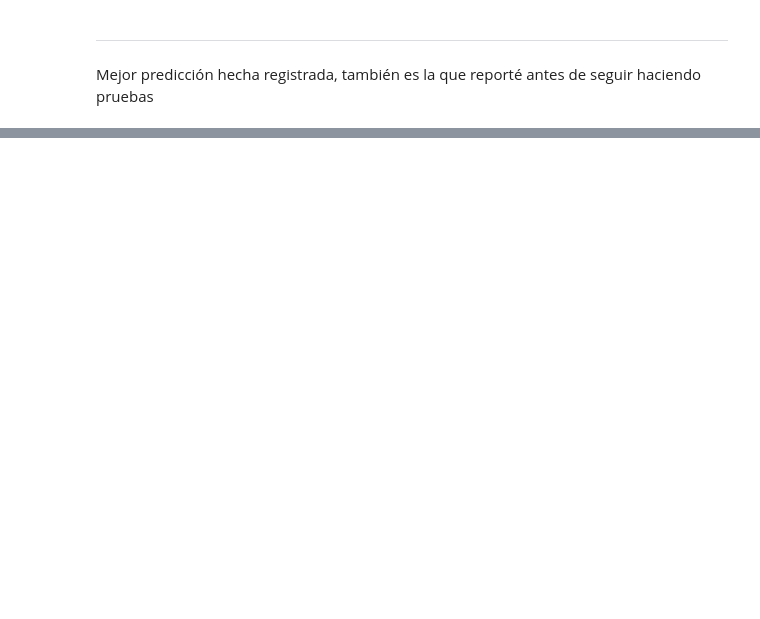
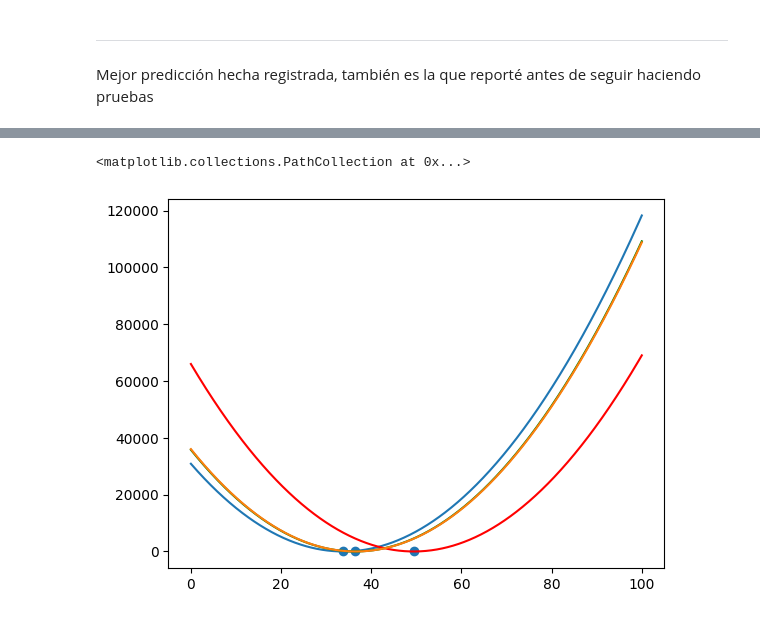
Before and after one commit to DCI-alxogm/ml2023-Isaias-Hernandez, a Jupyter notebook: Sep29-30/MCMC_Metropoli_30_08_23.ipynb, the cells around one changed output, grey strips where cells are left out. Cells and saved outputs as stored; diff of their text form; code cells hidden in the pictures; blank space fills up the shorter version.

```diff
--- a/Sep29-30/MCMC_Metropoli_30_08_23.ipynb
+++ b/Sep29-30/MCMC_Metropoli_30_08_23.ipynb
@@ -46,7 +45,7 @@ def Modelo(x, theta):
 
 #Para evaluar el likelihood
 def Log_Likelihood(x, y, theta, modelo):
-  likelihood = np.sum((y - modelo(x, theta))**2)
+  likelihood = -0.5 * np.sum((y - modelo(x, theta))**2)
   return likelihood
 
 #Para evaluar el prior
@@ -63,5 +62,9 @@ def Log_Prior(theta, theta_min, theta_max):
 
 #Para evaluar el posterior
 def Log_Posterior(x, y, theta, modelo, theta_min, theta_max):
-  posterior = Log_Likelihood(x, y, theta, modelo) + Log_Prior(theta, theta_min, theta_max)
+  likelihood = Log_Likelihood(x, y, theta, modelo)
+  prior = Log_Prior(theta, theta_min, theta_max)
+  posterior = likelihood + prior
   return posterior
+
+Log_Likelihood(datos_x_norm, datos_y, [31, .1], Modelo)
@@ -172,0 +275,67 @@ Mejor predicción hecha registrada, también es la que reporté antes de seguir
+# %%
+minimos = []
+minimos_y = []
+x = np.linspace(0, 100, 1000)
+w=-0.012
+coso = []
+for i in x:
+  theta = [i, w]
+  likelihood = Log_Likelihood(datos_x, datos_y, theta, Modelo)
+  coso.append(likelihood)
+
+plt.plot(x, coso)
+coso = np.array(coso)
+print(x[np.argmin(coso)], np.min(coso))
+minimos_y.append(np.min(coso))
+minimos.append(x[np.argmin(coso)])
+
+w=-0.01333
+coso = []
+for i in x:
+  theta = [i, w]
+  #theta = [i, -1]
+  likelihood = Log_Likelihood(datos_x, datos_y, theta, Modelo)
+  coso.append(likelihood)
+
+plt.plot(x, coso, "g")
+coso = np.array(coso)
+
+print(x[np.argmin(coso)], np.min(coso))
+minimos_y.append(np.min(coso))
+minimos.append(x[np.argmin(coso)])
+
+w=-0.02
+coso = []
+for i in x:
+  theta = [i, w]
+  #theta = [i, -1]
+  likelihood = Log_Likelihood(datos_x, datos_y, theta, Modelo)
+  coso.append(likelihood)
+
+plt.plot(x, coso, "r")
+coso = np.array(coso)
+print(x[np.argmin(coso)], np.min(coso))
+minimos_y.append(np.min(coso))
+minimos.append(x[np.argmin(coso)])
+
+w=-0.013386640013207362
+coso = []
+for i in x:
+  theta = [i, w]
+  #theta = [i, -1]
+  likelihood = Log_Likelihood(datos_x, datos_y, theta, Modelo)
+  coso.append(likelihood)
+
+plt.plot(x, coso)
+coso = np.array(coso)
+print(x[np.argmin(coso)], np.min(coso))
+"""minimos_y.append(np.min(coso))
+minimos.append(x[np.argmin(coso)])"""
+
+print(minimos)
+minimos = np.array(minimos)
+minimos_y = np.array(minimos_y)
+plt.scatter(minimos, minimos_y)
+#plt.ylim(0, 2000)
+#w e [-0.05, 0]
+# %% [output]
@@ -172,0 +347,2 @@ Mejor predicción hecha registrada, también es la que reporté antes de seguir
+<matplotlib.collections.PathCollection at 0x...>
+[figure, added]
```
Also changed, not shown: parts of 24 cells of this notebook.
